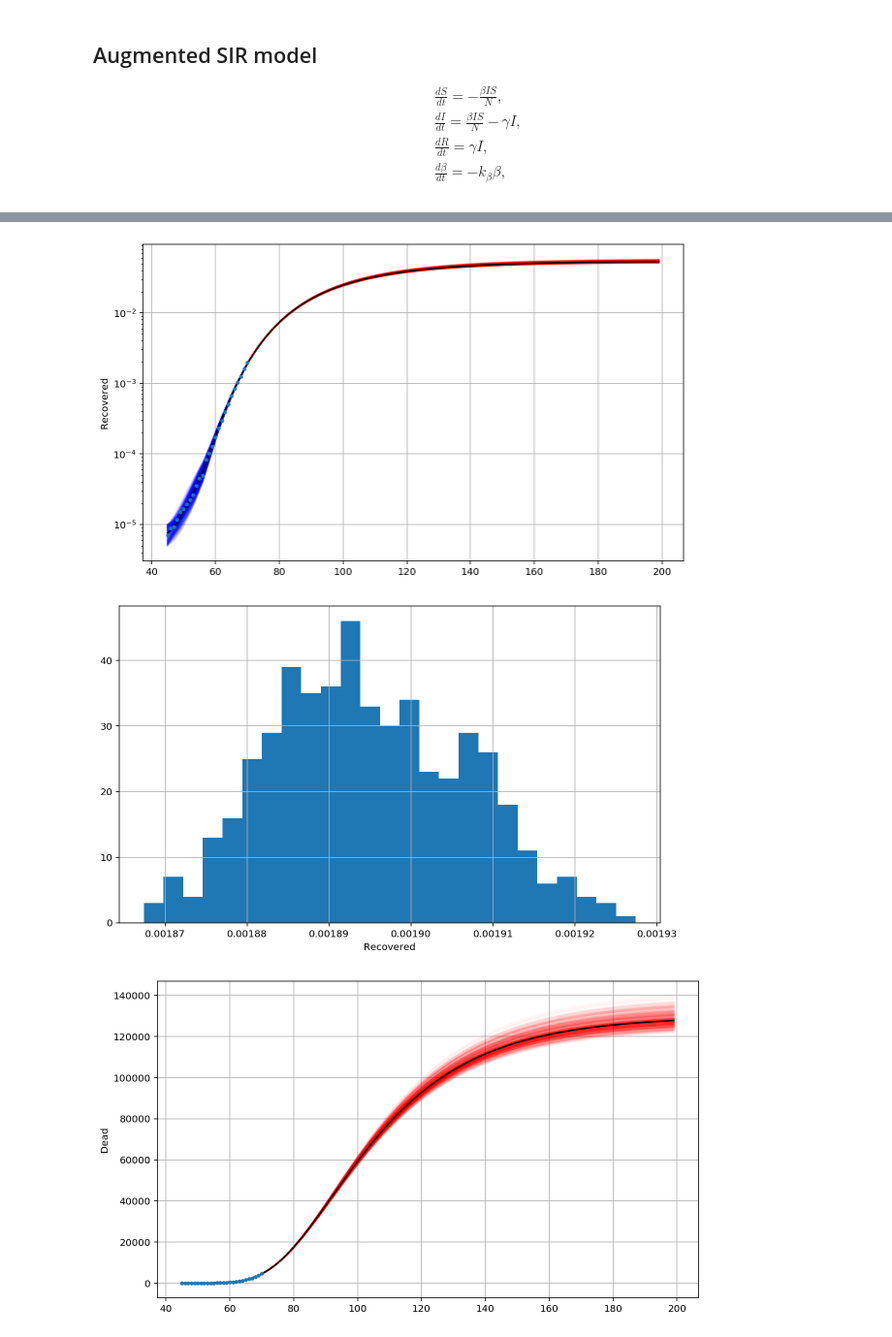
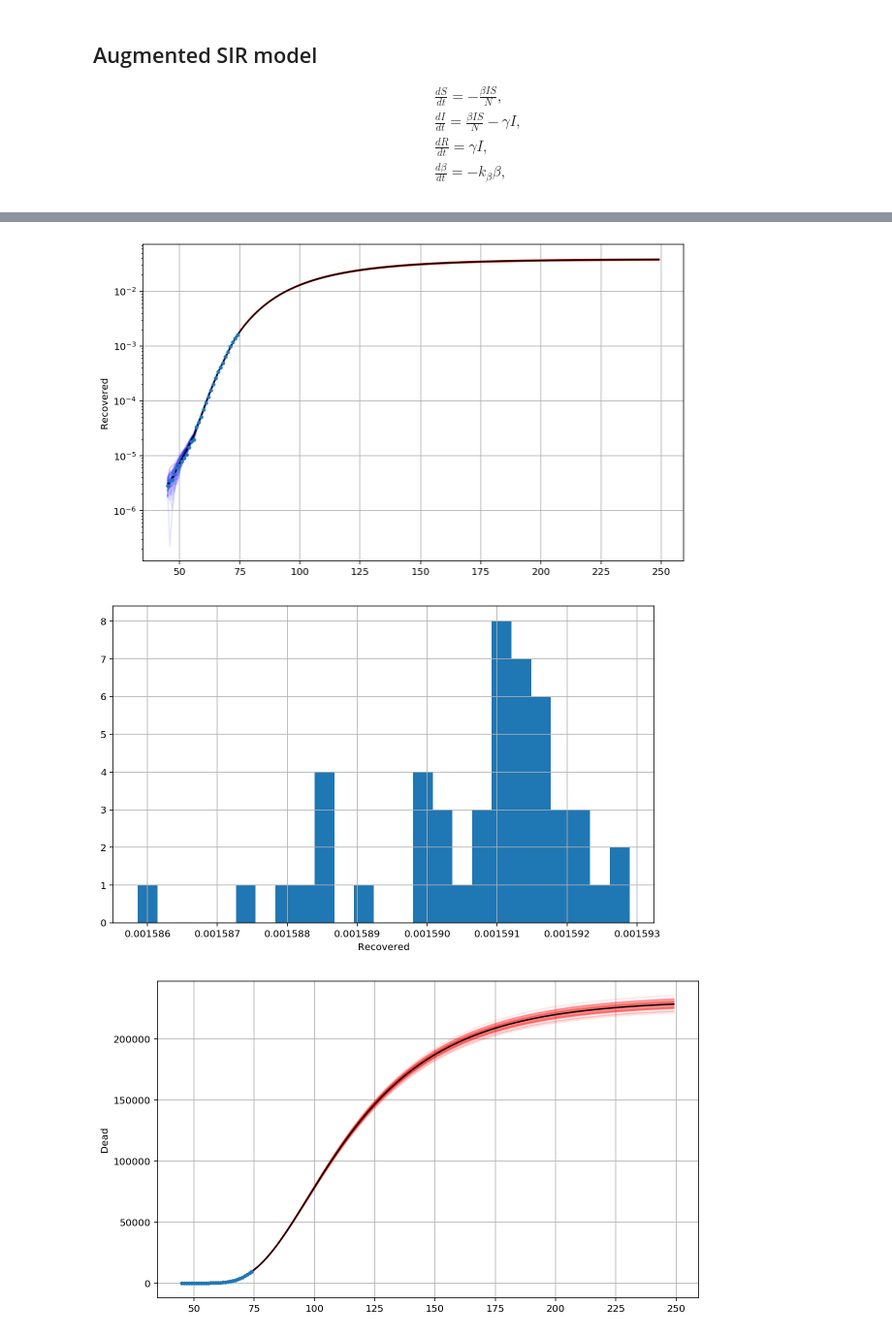
Before and after one commit to jonnydyer/covid-model, a Jupyter notebook: EnKF_US.ipynb, the cells around one changed output, grey strips where cells are left out. Shown at 97% size. Drawn from its saved outputs; the diff is of its cells as text; code cells hidden in the pictures.

```diff
--- a/EnKF_US.ipynb
+++ b/EnKF_US.ipynb
@@ -46,26 +48,27 @@ $$\begin{align}
 # %%
 t0 = 45
 tf = len(dataset[0,:])
-mortality = 0.008
+mortality = 0.02
 def sir(y, t, p):
     ds = -y[3] * y[0] * y[1]
     di = y[3] * y[0] * y[1] - y[4] * y[1]
     dr = y[4] * y[1]
     dbeta = -y[5] * y[3]
     dgamma = 0.
-    dkb = 0
+    dkb = 0 * (1-y[5])
+    #dmult = 0#-1e-8 * y[6]
     return [ds, di, dr, dbeta, dgamma, dkb]
 
 p = []
 # US
 
 N = 300e6
-i0 = 5000. / N
-r0 = 18. / mortality / N
-confirmed_ratio = 13
+i0 = 3000. / N
+r0 = 18 / mortality / N
+confirmed_ratio = 8
 beta = 0.36
 gamma = 0.04
-kb = 2.e-2
+kb = 2e-2
 t = np.arange(t0, tf)
 y = odeint(sir, t=t, y0=[1.-i0-r0, i0, r0, beta, gamma, kb],
            args=(p,), rtol=1e-8, )
@@ -98,8 +101,12 @@ def KF_update(X_prior, H, D, R):
         X_post[:, j] = X_prior[:, j] + K @ (D[:,j] - H @ X_prior[:, j])
     return X_post
 
-def EnKF(data, t0, tf, dt=1., N_ensb=500, cov_obs=[4e-4, 1e-4], cov_model=[3e-5, 3e-5], tforecast=200): #[3e-5, 5e-6]
-    var0 = [0.7, 0.7, 0.9, 0.9, 0.9]
+def EnKF(data, t0, tf, dt=1., N_ensb=50, tforecast=250,
+         cov_model=[1e-6, 1e-6, 1e-6, 1e-5, 1e-5, 1e-5], cov_obs=[2e-5, 3e-6]): #cov_obs=[2e-4, 5e-5], cov_model=[5e-5, 5e-5]
+
+    var0 = np.array([0.9, 0.9, 0.9, 0.9, 0.9])
+    cov_model = np.array(cov_model)
+    cov_obs = np.array(cov_obs)
     I0 = uniform((1.-var0[0]/2)*i0, var0[0]*i0).rvs(size=N_ensb)
     R0 = uniform((1.-var0[1]/2)*r0, var0[1]*r0).rvs(size=N_ensb)
     S0 = 1. - I0 - R0
@@ -108,7 +115,7 @@ def EnKF(data, t0, tf, dt=1., N_ensb=500, cov_obs=[4e-4, 1e-4], cov_model=[3e-5,
     Kb0 = uniform((1.-var0[4]/2)*kb, var0[4]*kb).rvs(size=N_ensb)
 
     tv = np.arange(t0, tf)
-    Xs_prior = np.zeros((6, N_ensb, len(tv)))
+    Xs_prior = np.zeros((len(cov_model), N_ensb, len(tv)))
     Xs_prior[:, :, 0] = [
         S0, I0, R0, Beta0, Gamma0, Kb0
     ]
@@ -116,10 +123,12 @@ def EnKF(data, t0, tf, dt=1., N_ensb=500, cov_obs=[4e-4, 1e-4], cov_model=[3e-5,
     H = np.array([[0, 1, 0, 0, 0, 0],
                   [0, 0, 1, 0, 0, 0]])
 
-    R = np.array([[(cov_model[0])**2, 0],
-                  [0, (cov_model[1])**2]])
+    R = np.array([[cov_obs[0]**2, 0],
+                  [0, cov_obs[1]**2]])
 
-    D = np.array([norm(loc=data[0,t0], scale=cov_obs[0]*data[0,t0]).rvs(size=N_ensb),
+    Q = multivariate_normal(mean=np.zeros([len(cov_model)]), cov=cov_model**2)
+
+    D = np.array([norm(loc=data[0,t0], scale=cov_obs[0]*data[0,t0]).rvs(size=N_ensb) * confirmed_ratio,
                   norm(loc=data[1,t0], scale=cov_obs[1]*data[1,t0]).rvs(size=N_ensb)])
 
     Xs_post[:, :, 0] = KF_update(Xs_prior[:, :, 0], H, D, R)
@@ -129,31 +138,34 @@ def EnKF(data, t0, tf, dt=1., N_ensb=500, cov_obs=[4e-4, 1e-4], cov_model=[3e-5,
             norm(loc=data[0,tv[i]], scale=cov_obs[0]*data[0,tv[i]]).rvs(size=N_ensb),
             norm(loc=data[1,tv[i]], scale=cov_obs[1]*data[1,tv[i]]).rvs(size=N_ensb)]
         )
+
         #D = (np.ones([N_ensb, 2]) * data[:,i+t0]).T
 
         # Step
         for j in range(Xs_prior.shape[1]):
             Xs_prior[:, j, i] = odeint(sir, t=[tv[i-1], tv[i]], y0=Xs_post[:, j, i-1],
-                                   args=(p,), rtol=1e-8)[-1]
+                                   args=(p,), rtol=1e-8)[-1] + Q.rvs()
+            Xs_prior[0, j, i] = 1. - Xs_prior[1, j, i] - Xs_prior[2, j, i]
 
         # Update
         Xs_post[:, :, i] = KF_update(Xs_prior[:, :, i], H, D, R)
 
+
     # Forecast forward
     tvf = np.arange(tf-1, tforecast)
-    X_forecast = np.zeros([6, N_ensb, len(tvf)])
+    X_forecast = np.zeros([len(cov_model), N_ensb, len(tvf)])
     for j in range(X_forecast.shape[1]):
         X_forecast[:, j, :] = odeint(sir, t=tvf, y0=Xs_post[:, j, -1],
                                    args=(p,), rtol=1e-8).T
 
-    alpha = 0.03
+    alpha = 0.1
     plt.figure()
     for j in range(Xs_prior.shape[1]):
-        plt.semilogy(tvf, X_forecast[1, j, :], color='r', alpha=alpha)
-        plt.semilogy(tv, Xs_post[1, j, :], color='b', alpha=alpha)
-    plt.semilogy(tv, np.median(Xs_post[1, :, :], axis=0), color='k')
-    plt.semilogy(tvf, np.median(X_forecast[1, :, :], axis=0), color='k')
-    plt.semilogy(range(t0, tf), data[0, range(t0, tf)], '.')
+        plt.plot(tvf, X_forecast[1, j, :], color='r', alpha=alpha)
+        plt.plot(tv, Xs_post[1, j, :], color='b', alpha=alpha)
+    plt.plot(tv, np.median(Xs_post[1, :, :], axis=0), color='k')
+    plt.plot(tvf, np.median(X_forecast[1, :, :], axis=0), color='k')
+    plt.plot(range(t0, tf), data[0, range(t0, tf)], '.')
     plt.ylabel('Infected')
 
     plt.figure()
@@ -241,3 +253,3 @@ EnKF(dataset_scaled, t0, tf)
-[figure, old version]
+[figure, new version]
-[figure, old version]
+[figure, new version]
-[figure, old version]
+[figure, new version]
```
Also changed, not shown: parts of 4 cells of this notebook, 1 other file.
